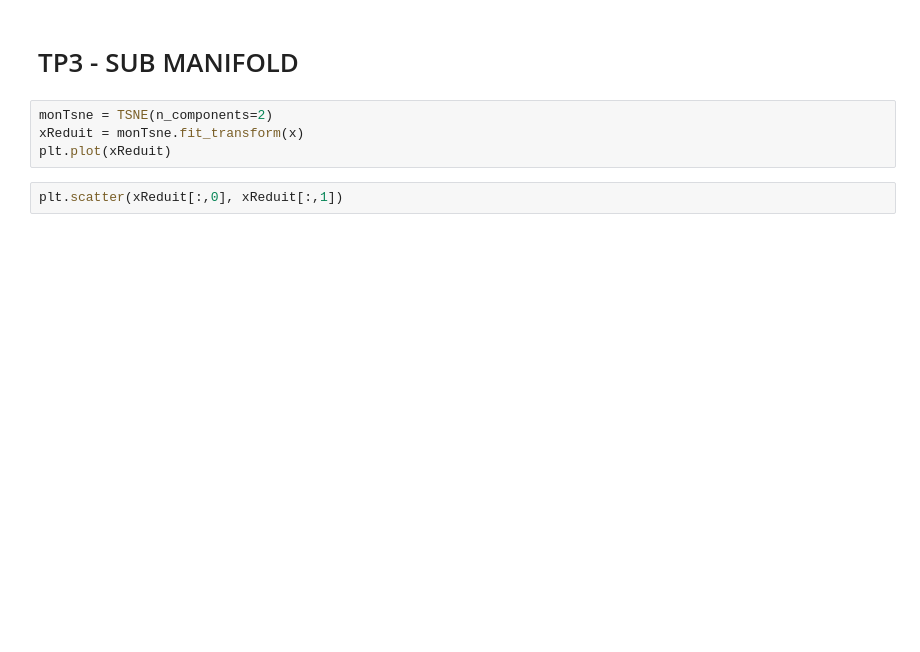
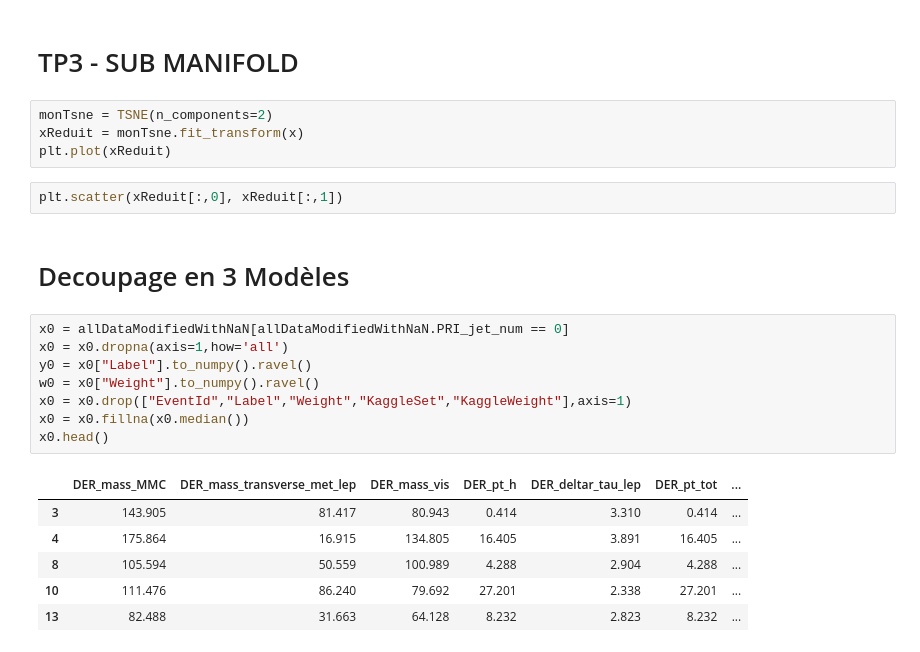
Before and after one commit to NathanBuskulic/REDS-Project, a Jupyter notebook: Classification.ipynb, the cells around one changed output. Saved outputs shown, nothing was run; the diff lists cells and outputs as text; blank space fills up the shorter version.

```diff
--- a/Classification.ipynb
+++ b/Classification.ipynb
@@ -337,3 +509,20 @@ xReduit = monTsne.fit_transform(x)
 plt.plot(xReduit)
 # %%
 plt.scatter(xReduit[:,0], xReduit[:,1])
+# %% [markdown]
+# Decoupage en 3 Modèles
+# %%
+x0 = allDataModifiedWithNaN[allDataModifiedWithNaN.PRI_jet_num == 0]
+x0 = x0.dropna(axis=1,how='all')
+y0 = x0["Label"].to_numpy().ravel()
+w0 = x0["Weight"].to_numpy().ravel()
+x0 = x0.drop(["EventId","Label","Weight","KaggleSet","KaggleWeight"],axis=1)
+x0 = x0.fillna(x0.median())
+x0.head()
+# %% [output]
+|  | DER_mass_MMC | DER_mass_transverse_met_lep | DER_mass_vis | DER_pt_h | DER_deltar_tau_lep | DER_pt_tot | ... |
+| 3 | 143.905 | 81.417 | 80.943 | 0.414 | 3.310 | 0.414 | ... |
+| 4 | 175.864 | 16.915 | 134.805 | 16.405 | 3.891 | 16.405 | ... |
+| 8 | 105.594 | 50.559 | 100.989 | 4.288 | 2.904 | 4.288 | ... |
+| 10 | 111.476 | 86.240 | 79.692 | 27.201 | 2.338 | 27.201 | ... |
+| 13 | 82.488 | 31.663 | 64.128 | 8.232 | 2.823 | 8.232 | ... |
```
Also changed, not shown: parts of 19 cells of this notebook.
